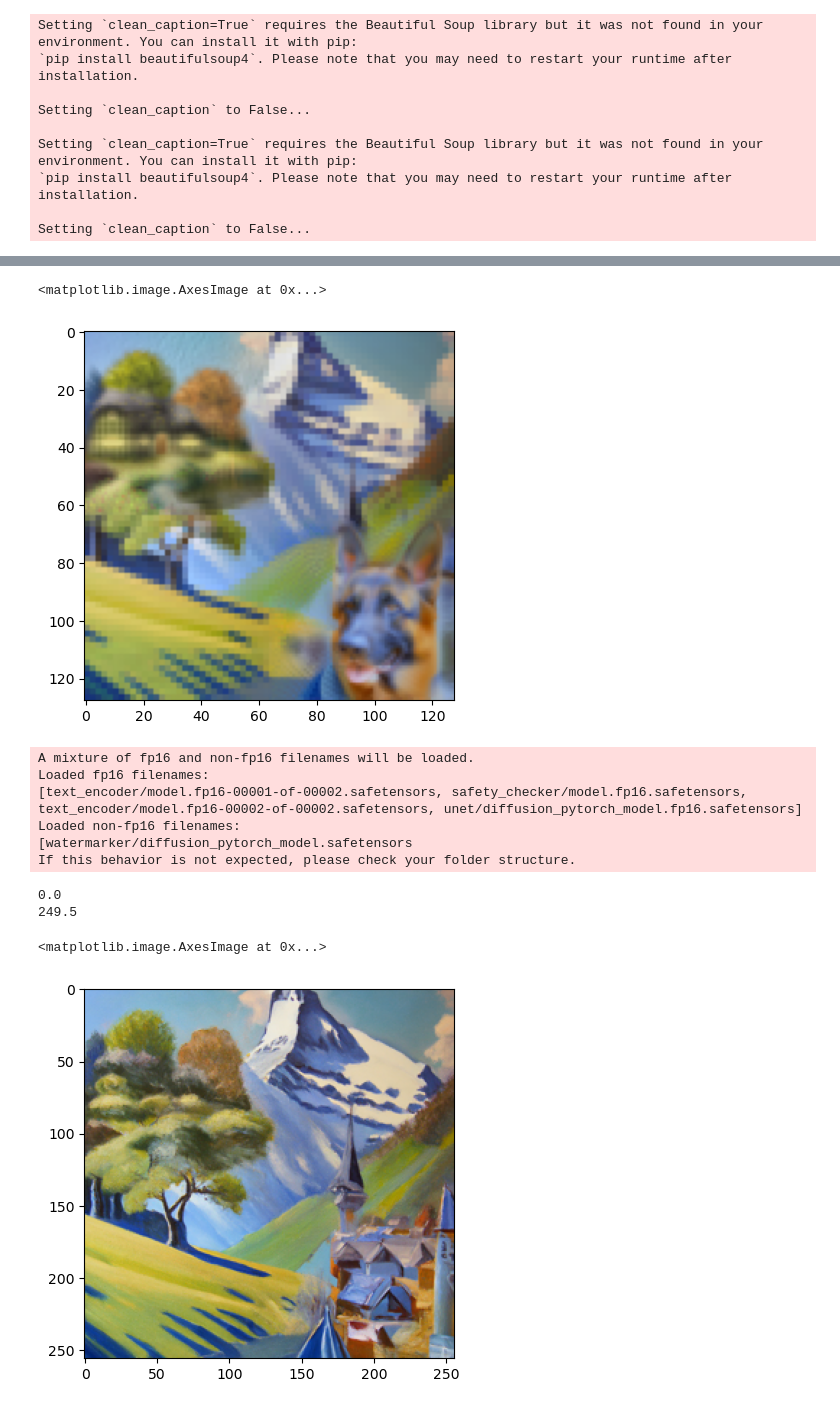
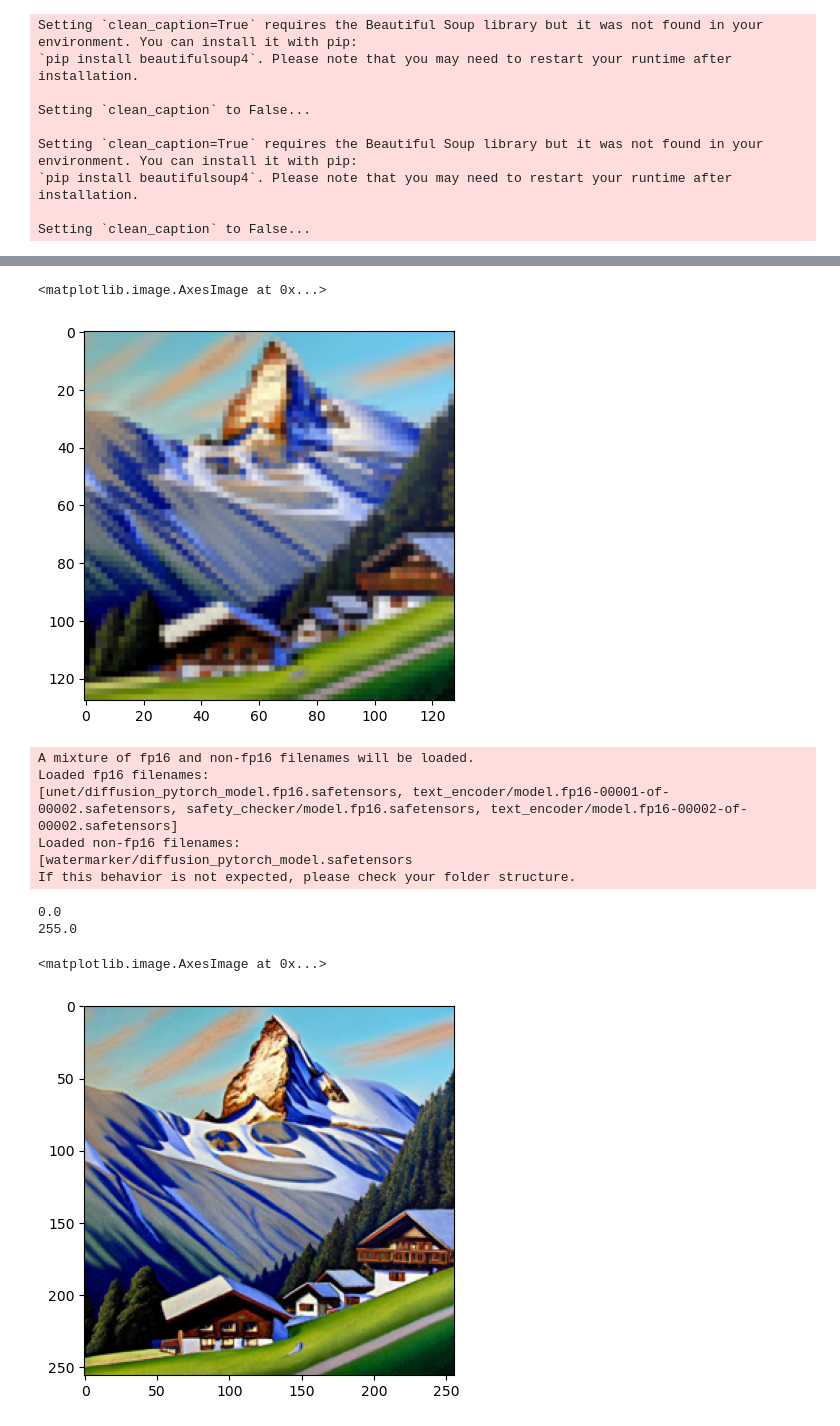
Before and after one commit to joshroy01/mcmc_visanagrams, a Jupyter notebook: prototyping/mcmc/image_tapestry.ipynb, the cells around one changed output, grey strips where cells are left out. Saved outputs shown, nothing was run; the diff lists cells and outputs as text; code cells hidden in the pictures.

```diff
--- a/prototyping/mcmc/image_tapestry.ipynb
+++ b/prototyping/mcmc/image_tapestry.ipynb
@@ -133,16 +135,16 @@ context = {
         'string': "An oil painting of the swiss alps",
         'magnitude': guidance_mag
     },
-    (1, 0, 0): {
-        # 'string': "An oil painting of a quaint cottage",
-        'string': "A quaint cottage in the style of an oil painting",
-        'magnitude': guidance_mag
-    },
-    (1, 64, 64): {
-        # "string": "An oil painting of a german shepherd",
-        "string": "A german shepherd dog in the style of an oil painting",
-        "magnitude": guidance_mag
-    }
+    # (1, 0, 0): {
+    #     # 'string': "An oil painting of a quaint cottage",
+    #     'string': "A quaint cottage in the style of an oil painting",
+    #     'magnitude': guidance_mag
+    # },
+    # (1, 64, 64): {
+    #     # "string": "An oil painting of a german shepherd",
+    #     "string": "A german shepherd dog in the style of an oil painting",
+    #     "magnitude": guidance_mag
+    # }
 }
 
 # context = {
@@ -212,9 +209,9 @@ num_steps = 1000
 
 # increase the number of Langevin MCMC steps run to sample between intermediate distributions
 # more steps improves sampling quality
-la_steps = 10
+# la_steps = 10
 # la_steps = 15
-# la_steps = 20
+la_steps = 20
 
 la_step_sizes = stage_1.scheduler.betas * 2
 
@@ -224,16 +221,16 @@ scalar = np.sqrt(1 / (1 - alphas_cumprod))
 
 la_sampler = AnnealedULASampler(num_steps, la_steps, la_step_sizes, None, None, None)
 # %%
-import torch as th
-from IPython.display import display
+# import torch as th
+# from IPython.display import display
 
 seed = 0
 # Number of intermediate transition distributions to specify
 steps = 100
 
-generator = th.Generator('cuda').manual_seed(seed)
+generator = torch.Generator('cuda').manual_seed(seed)
 
-with th.no_grad():
+with torch.no_grad():
     latents = stage_1(context,
                       la_sampler,
                       height=128,
@@ -289,20 +284,18 @@ image = image.astype(np.uint8)
 plt.imshow(image)
 # %% [output]
 <matplotlib.image.AxesImage at 0x...>
-[figure, old version]
+[figure, new version]
 # %%
-from diffusers import DiffusionPipeline
-
 stage_2 = DiffusionPipeline.from_pretrained("DeepFloyd/IF-II-L-v1.0",
                                             text_encoder=None,
                                             variant="fp16",
-                                            torch_dtype=th.float16)
+                                            torch_dtype=torch.float16)
 stage_2.enable_xformers_memory_efficient_attention()
 stage_2.enable_model_cpu_offload()
 # %% [output]
 A mixture of fp16 and non-fp16 filenames will be loaded.
 Loaded fp16 filenames:
-[text_encoder/model.fp16-00001-of-00002.safetensors, safety_checker/model.fp16.safetensors, text_encoder/model.fp16-00002-of-00002.safetensors, unet/diffusion_pytorch_model.fp16.safetensors]
+[unet/diffusion_pytorch_model.fp16.safetensors, text_encoder/model.fp16-00001-of-00002.safetensors, safety_checker/model.fp16.safetensors, text_encoder/model.fp16-00002-of-00002.safetensors]
 Loaded non-fp16 filenames:
 [watermarker/diffusion_pytorch_model.safetensors
 If this behavior is not expected, please check your folder structure.
@@ -318,20 +314,21 @@ images = stage_2(image=latents,
 # %%
 # save upsampled image
 if not isinstance(images, np.ndarray):
     images = images[0].cpu().numpy().transpose(1, 2, 0)
     images = ((images + 1) / 2 * 255)
 
+if CLIP_DYNAMIC_RANGE:
+    images[images < 0.0] = 0.0
+    images[images > 255] = 255
+
 print(images.min())
 print(images.max())
 
-# if CLIP_DYNAMIC_RANGE:
-# images[image]
-
 images = images.astype(np.uint8)
 plt.imshow(images)
 # %% [output]
 0.0
-249.5
+255.0
 <matplotlib.image.AxesImage at 0x...>
-[figure, old version]
+[figure, new version]
 # %%
```
Also changed, not shown: parts of 18 cells of this notebook, 9 other files.
